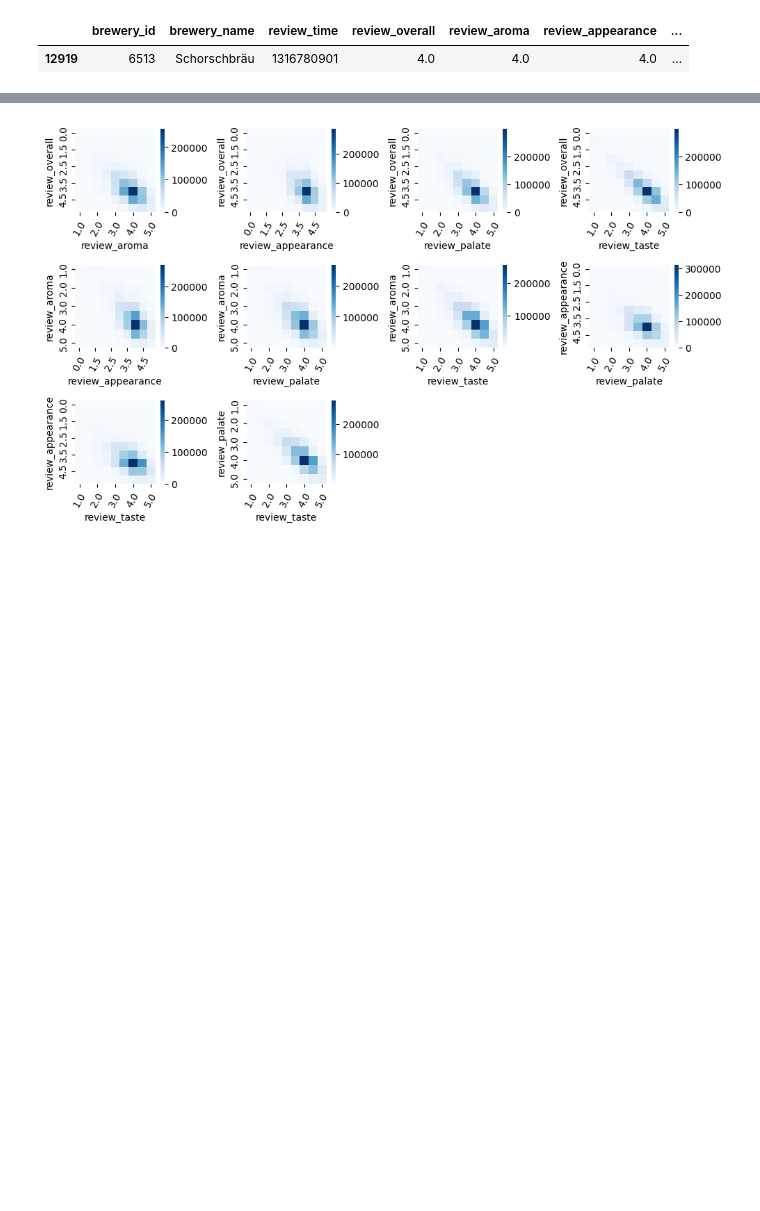
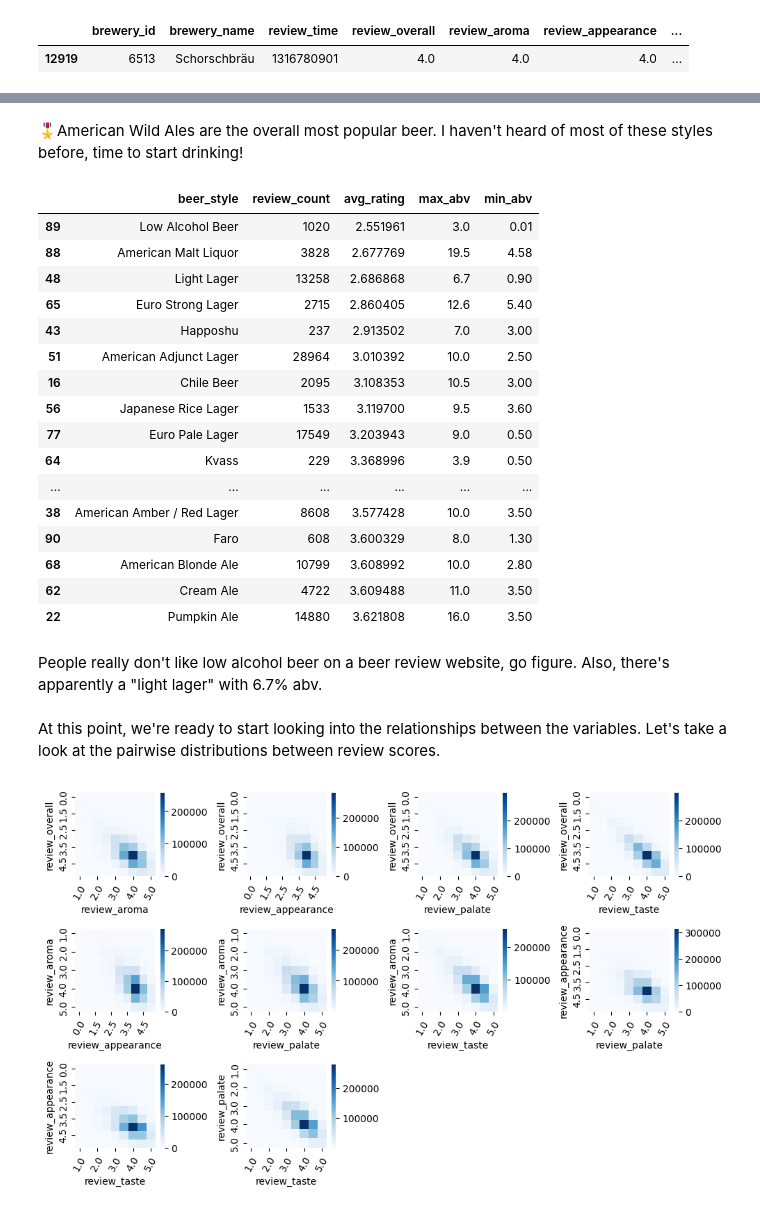
Before and after one commit to LucasLyons/Beer-Project, a Jupyter notebook: Beer Review Data Analysis.ipynb, the cells around one changed output, grey strips where cells are left out. Saved outputs shown, nothing was run; the diff lists cells and outputs as text; code cells hidden in the pictures; blank space fills up the shorter version.

```diff
--- a/Beer Review Data Analysis.ipynb
+++ b/Beer Review Data Analysis.ipynb
@@ -153,3 +236,30 @@ At this point, we're ready to start looking into the relationships between the v
+# %% [markdown]
+🎖️American Wild Ales are the overall most popular beer. I haven't heard of most of these styles before, time to start drinking!
+# %%
+#show 20 styles with the lowest ratings
+styles.sort_values('avg_rating').head(20)
+# %% [output]
+|  | beer_style | review_count | avg_rating | max_abv | min_abv |
+| 89 | Low Alcohol Beer | 1020 | 2.551961 | 3.0 | 0.01 |
+| 88 | American Malt Liquor | 3828 | 2.677769 | 19.5 | 4.58 |
+| 48 | Light Lager | 13258 | 2.686868 | 6.7 | 0.90 |
+| 65 | Euro Strong Lager | 2715 | 2.860405 | 12.6 | 5.40 |
+| 43 | Happoshu | 237 | 2.913502 | 7.0 | 3.00 |
+| 51 | American Adjunct Lager | 28964 | 3.010392 | 10.0 | 2.50 |
+| 16 | Chile Beer | 2095 | 3.108353 | 10.5 | 3.00 |
+| 56 | Japanese Rice Lager | 1533 | 3.119700 | 9.5 | 3.60 |
+| 77 | Euro Pale Lager | 17549 | 3.203943 | 9.0 | 0.50 |
+| 64 | Kvass | 229 | 3.368996 | 3.9 | 0.50 |
+| ... | ... | ... | ... | ... | ... |
+| 38 | American Amber / Red Lager | 8608 | 3.577428 | 10.0 | 3.50 |
+| 90 | Faro | 608 | 3.600329 | 8.0 | 1.30 |
+| 68 | American Blonde Ale | 10799 | 3.608992 | 10.0 | 2.80 |
+| 62 | Cream Ale | 4722 | 3.609488 | 11.0 | 3.50 |
+| 22 | Pumpkin Ale | 14880 | 3.621808 | 16.0 | 3.50 |
+# %% [markdown]
+People really don't like low alcohol beer on a beer review website, go figure. Also, there's apparently a "light lager" with 6.7% abv.
+# %% [markdown]
+At this point, we're ready to start looking into the relationships between the variables. Let's take a look at the pairwise distributions between review scores.
 # %%
 #generate cross-combinations for review scores
 #get all pairs of raitng variables
```
Also changed, not shown: parts of 14 cells of this notebook.
